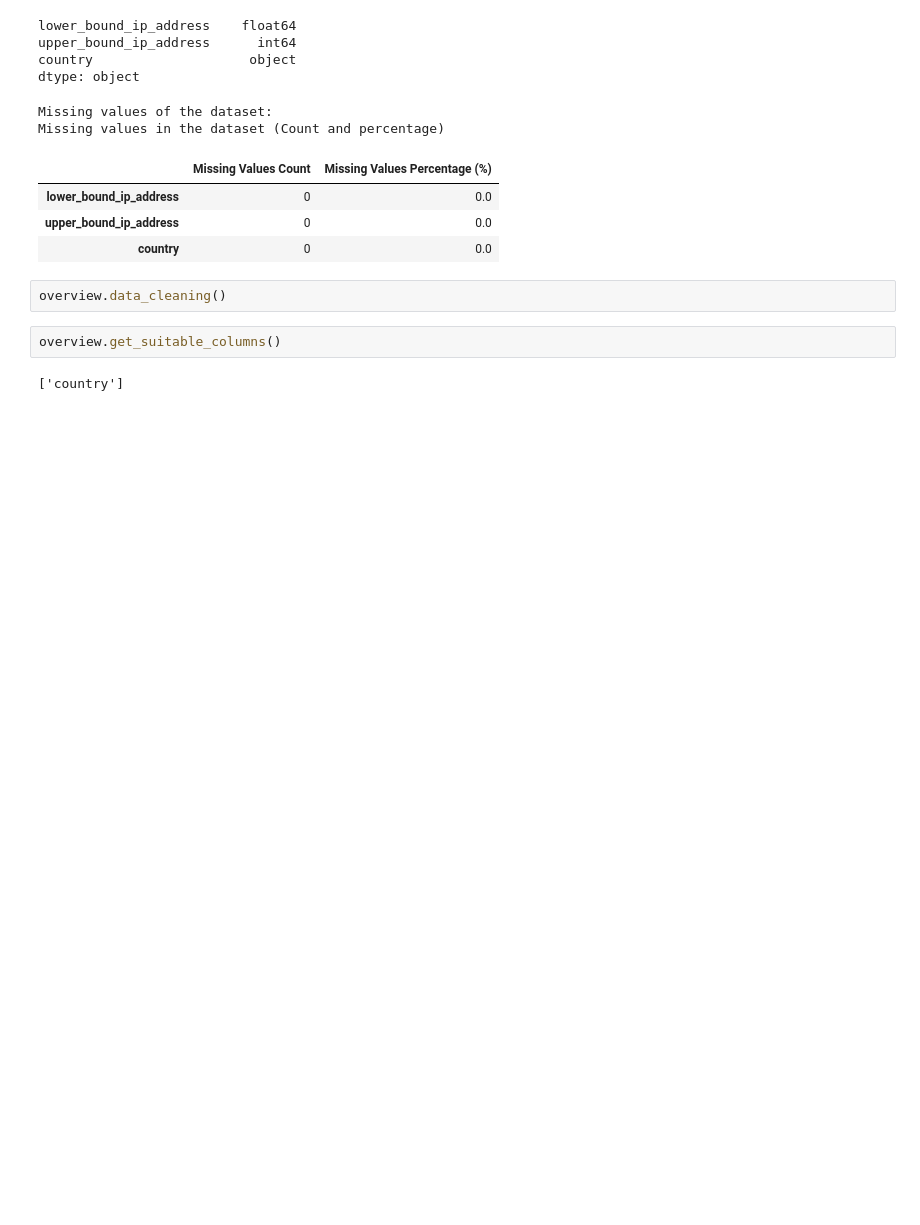
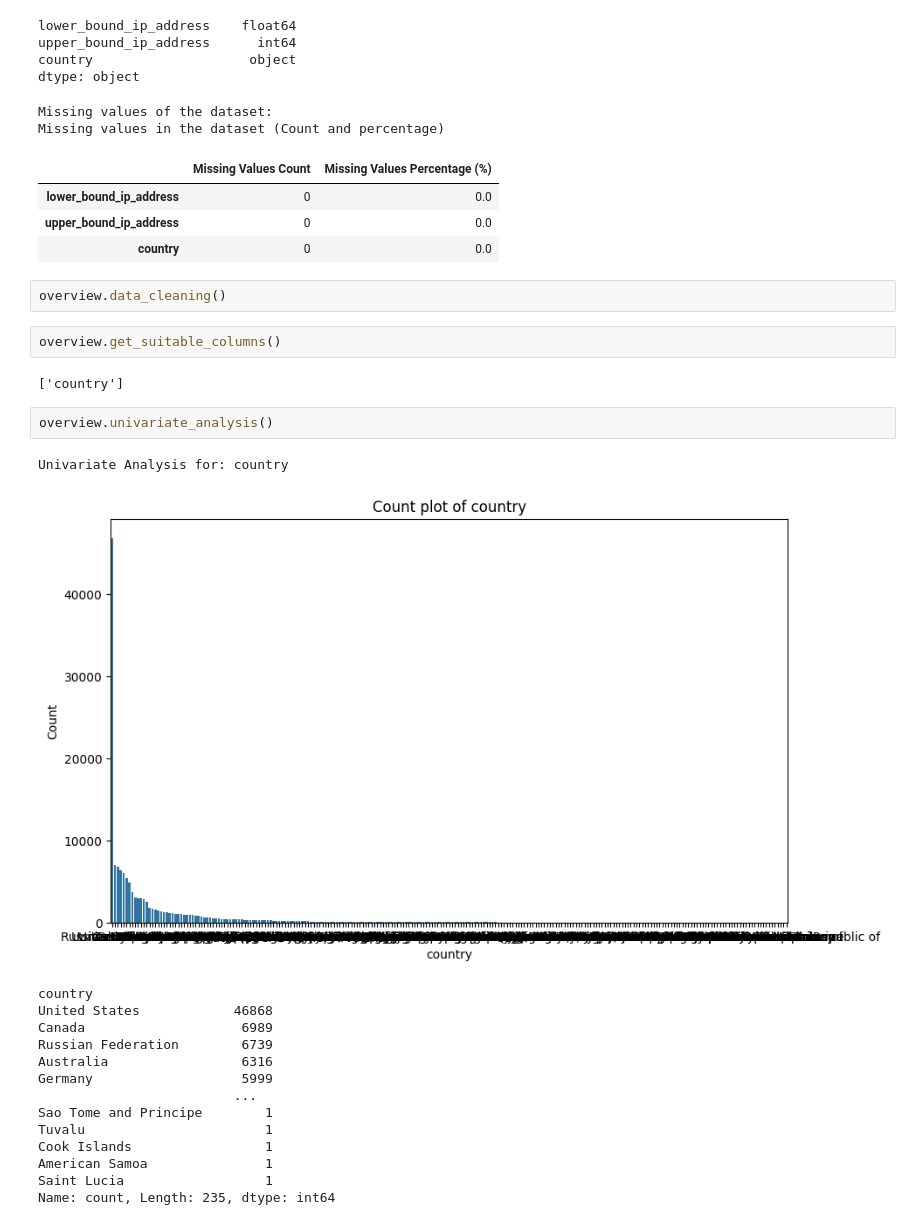
Before and after one commit to Endekalu777/Enhanced-Fraud-Detection-for-E-commerce-and-Banking-Transactions, a Jupyter notebook: notebooks/ipAddress_preprocessing.ipynb, the cells around one changed output. Saved outputs shown, nothing was run; the diff lists cells and outputs as text; blank space fills up the shorter version.

```diff
--- a/notebooks/ipAddress_preprocessing.ipynb
+++ b/notebooks/ipAddress_preprocessing.ipynb
@@ -35,3 +35,21 @@ overview.data_cleaning()
 overview.get_suitable_columns()
 # %% [output]
 ['country']
+# %%
+overview.univariate_analysis()
+# %% [output]
+Univariate Analysis for: country
+[figure, added]
+country
+United States            46868
+Canada                    6989
+Russian Federation        6739
+Australia                 6316
+Germany                   5999
+                         ...
+Sao Tome and Principe        1
+Tuvalu                       1
+Cook Islands                 1
+American Samoa               1
+Saint Lucia                  1
+Name: count, Length: 235, dtype: int64
```
Also changed, not shown: 3 other files.
